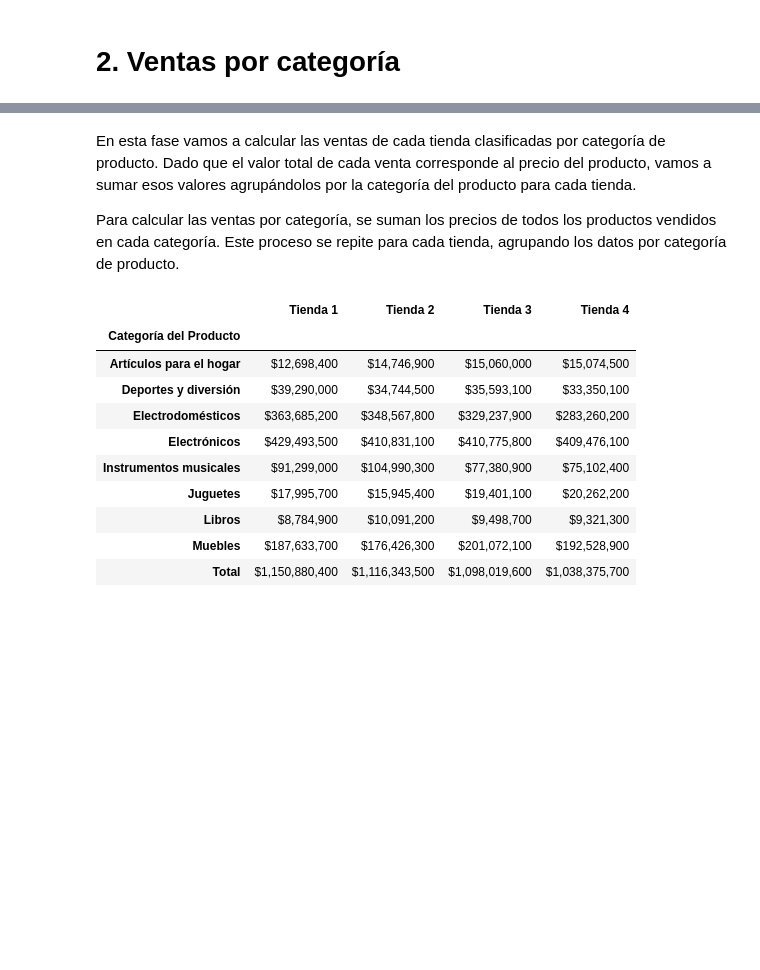
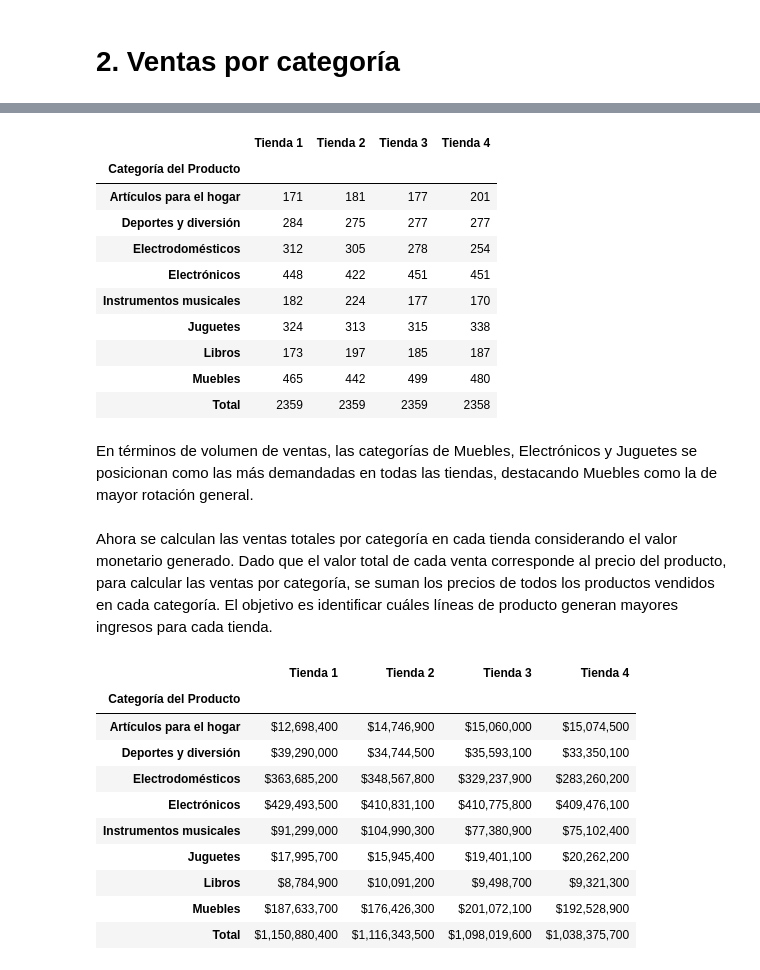
Before and after one commit to AyeBabalu/ChallengeDataScience1Alura, a Jupyter notebook: AluraStoreLatam.ipynb, the cells around one changed output, grey strips where cells are left out. Cells and saved outputs as stored; diff of their text form; code cells hidden in the pictures; blank space fills up the shorter version.

```diff
--- a/AluraStoreLatam.ipynb
+++ b/AluraStoreLatam.ipynb
@@ -80,7 +119,39 @@ Los resultados muestran que la Tienda 1 tiene la facturación bruta más alta, c
+# %%
+# Agrupar y contar la cantidad de productos vendidos por categoría en cada tienda
+ventas_tienda1 = tienda.groupby('Categoría del Producto')['Producto'].count()
+ventas_tienda2 = tienda2.groupby('Categoría del Producto')['Producto'].count()
+ventas_tienda3 = tienda3.groupby('Categoría del Producto')['Producto'].count()
+ventas_tienda4 = tienda4.groupby('Categoría del Producto')['Producto'].count()
+
+# Crear el DataFrame con las cantidades por categoría y tienda
+ventas_por_categoria = pd.DataFrame({
+    'Tienda 1': ventas_tienda1,
+    'Tienda 2': ventas_tienda2,
+    'Tienda 3': ventas_tienda3,
+    'Tienda 4': ventas_tienda4
+}).fillna(0).astype(int)
+
+# Agregar una fila con el total de productos vendidos por tienda
+ventas_por_categoria.loc['Total'] = ventas_por_categoria.sum()
+
+# Mostrar la tabla
+ventas_por_categoria
+# %% [output]
+|  | Tienda 1 | Tienda 2 | Tienda 3 | Tienda 4 |
+| Categoría del Producto |  |  |  |  |
+| Artículos para el hogar | 171 | 181 | 177 | 201 |
+| Deportes y diversión | 284 | 275 | 277 | 277 |
+| Electrodomésticos | 312 | 305 | 278 | 254 |
+| Electrónicos | 448 | 422 | 451 | 451 |
+| Instrumentos musicales | 182 | 224 | 177 | 170 |
+| Juguetes | 324 | 313 | 315 | 338 |
+| Libros | 173 | 197 | 185 | 187 |
+| Muebles | 465 | 442 | 499 | 480 |
+| Total | 2359 | 2359 | 2359 | 2358 |
+# %% [markdown]
+En términos de volumen de ventas, las categorías de Muebles, Electrónicos y Juguetes se posicionan como las más demandadas en todas las tiendas, destacando Muebles como la de mayor rotación general.
 # %% [markdown]
-En esta fase vamos a calcular las ventas de cada tienda clasificadas por categoría de producto. Dado que el valor total de cada venta corresponde al precio del producto, vamos a sumar esos valores agrupándolos por la categoría del producto para cada tienda.
-
-Para calcular las ventas por categoría, se suman los precios de todos los productos vendidos en cada categoría. Este proceso se repite para cada tienda, agrupando los datos por categoría de producto.
+Ahora se calculan las ventas totales por categoría en cada tienda considerando el valor monetario generado. Dado que el valor total de cada venta corresponde al precio del producto, para calcular las ventas por categoría, se suman los precios de todos los productos vendidos en cada categoría. El objetivo es identificar cuáles líneas de producto generan mayores ingresos para cada tienda.
 # %%
 # Agrupar y sumar las ventas por categoría en cada tienda
 ventas_tienda1 = tienda.groupby('Categoría del Producto')['Precio'].sum()
```
Also changed, not shown: parts of 20 cells of this notebook.
